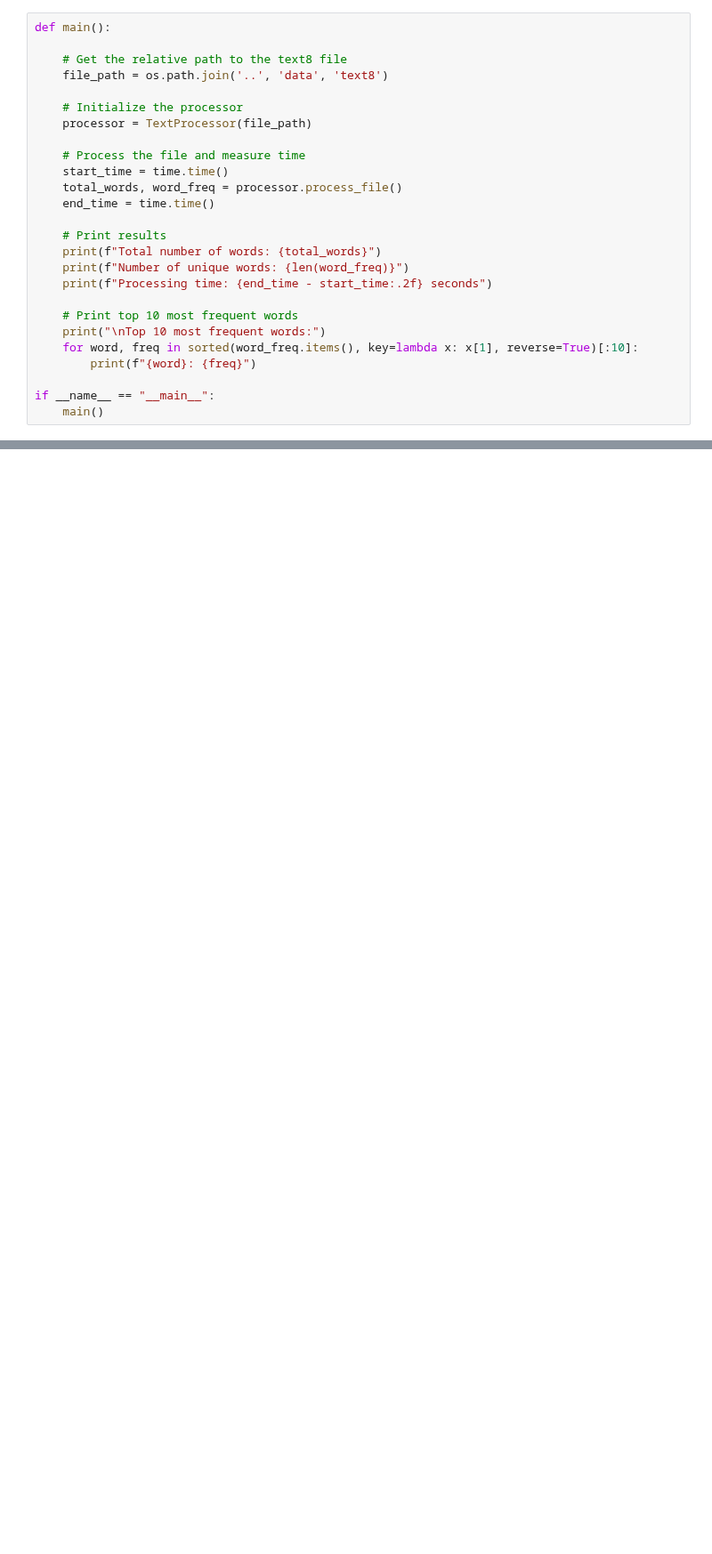
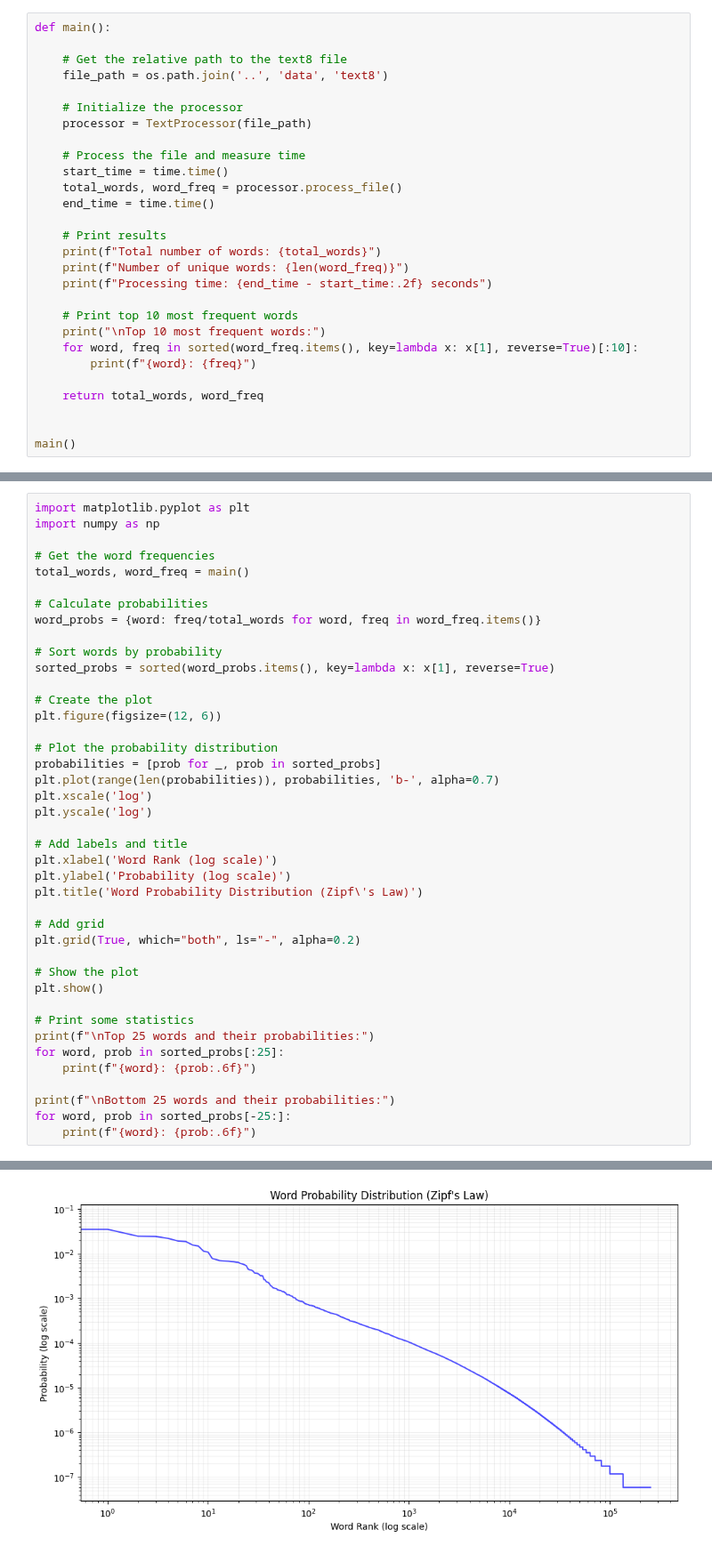
Before and after one commit to RoshBeed/ai-residency, a Jupyter notebook: services/word-embeddings/EDA/data_exploration.ipynb, the cells around one changed output, grey strips where cells are left out. Shown at 89% size. Cells and saved outputs as stored; diff of their text form; blank space fills up the shorter version.

```diff
--- a/services/word-embeddings/EDA/data_exploration.ipynb
+++ b/services/word-embeddings/EDA/data_exploration.ipynb
@@ -82,8 +80,10 @@ def main():
     for word, freq in sorted(word_freq.items(), key=lambda x: x[1], reverse=True)[:10]:
         print(f"{word}: {freq}")
 
-if __name__ == "__main__":
-    main()
+    return total_words, word_freq
+
+
+main()
 # %% [output]
 Total number of words: 17005210
 Number of unique words: 253857
@@ -102,0 +120,42 @@ two: 192644
+# %%
+import matplotlib.pyplot as plt
+import numpy as np
+
+# Get the word frequencies
+total_words, word_freq = main()
+
+# Calculate probabilities
+word_probs = {word: freq/total_words for word, freq in word_freq.items()}
+
+# Sort words by probability
+sorted_probs = sorted(word_probs.items(), key=lambda x: x[1], reverse=True)
+
+# Create the plot
+plt.figure(figsize=(12, 6))
+
+# Plot the probability distribution
+probabilities = [prob for _, prob in sorted_probs]
+plt.plot(range(len(probabilities)), probabilities, 'b-', alpha=0.7)
+plt.xscale('log')
+plt.yscale('log')
+
+# Add labels and title
+plt.xlabel('Word Rank (log scale)')
+plt.ylabel('Probability (log scale)')
+plt.title('Word Probability Distribution (Zipf\'s Law)')
+
+# Add grid
+plt.grid(True, which="both", ls="-", alpha=0.2)
+
+# Show the plot
+plt.show()
+
+# Print some statistics
+print(f"\nTop 25 words and their probabilities:")
+for word, prob in sorted_probs[:25]:
+    print(f"{word}: {prob:.6f}")
+
+print(f"\nBottom 25 words and their probabilities:")
+for word, prob in sorted_probs[-25:]:
+    print(f"{word}: {prob:.6f}")
+# %% [output]
@@ -102,0 +177 @@ two: 192644
+[figure, added]
```
Also changed, not shown: parts of 4 cells of this notebook.
